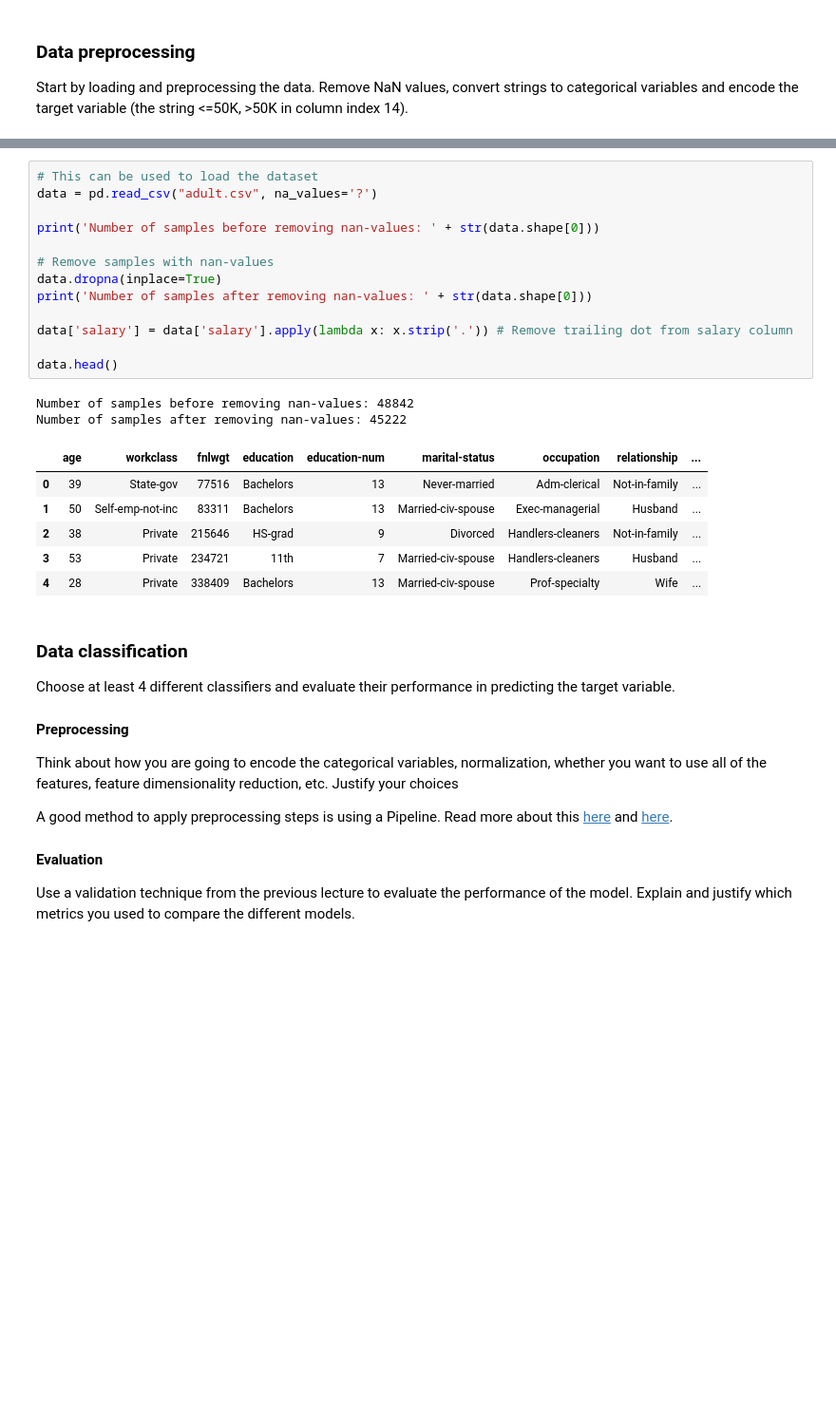
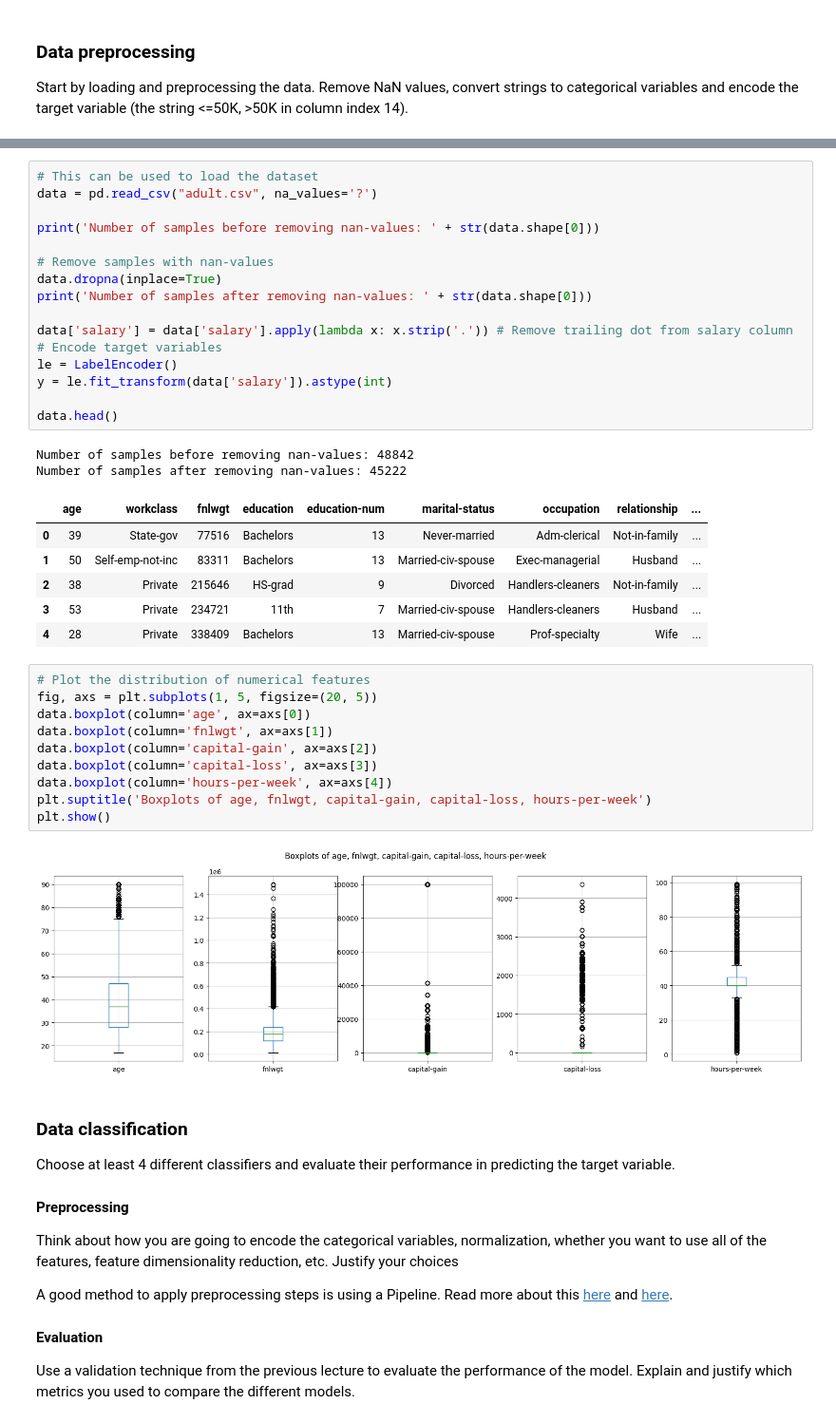
Before and after one commit to shirleyxindi/dme-1, a Jupyter notebook: Assignment_part1 V2.ipynb, the cells around one changed output, grey strips where cells are left out. Shown at 95% size. Cells and saved outputs as stored; diff of their text form; blank space fills up the shorter version.

```diff
--- a/Assignment_part1 V2.ipynb
+++ b/Assignment_part1 V2.ipynb
@@ -24,6 +39,9 @@ data.dropna(inplace=True)
 print('Number of samples after removing nan-values: ' + str(data.shape[0]))
 
 data['salary'] = data['salary'].apply(lambda x: x.strip('.')) # Remove trailing dot from salary column
+# Encode target variables
+le = LabelEncoder()
+y = le.fit_transform(data['salary']).astype(int)
 
 data.head()
 # %% [output]
@@ -35,6 +53,18 @@ Number of samples after removing nan-values: 45222
 | 2 | 38 | Private | 215646 | HS-grad | 9 | Divorced | Handlers-cleaners | Not-in-family | ... |
 | 3 | 53 | Private | 234721 | 11th | 7 | Married-civ-spouse | Handlers-cleaners | Husband | ... |
 | 4 | 28 | Private | 338409 | Bachelors | 13 | Married-civ-spouse | Prof-specialty | Wife | ... |
+# %%
+# Plot the distribution of numerical features
+fig, axs = plt.subplots(1, 5, figsize=(20, 5))
+data.boxplot(column='age', ax=axs[0])
+data.boxplot(column='fnlwgt', ax=axs[1])
+data.boxplot(column='capital-gain', ax=axs[2])
+data.boxplot(column='capital-loss', ax=axs[3])
+data.boxplot(column='hours-per-week', ax=axs[4])
+plt.suptitle('Boxplots of age, fnlwgt, capital-gain, capital-loss, hours-per-week')
+plt.show()
+# %% [output]
+[figure, added]
 # %% [markdown]
 ### Data classification
 Choose at least 4 different classifiers and evaluate their performance in predicting the target variable.
```
Also changed, not shown: parts of 9 cells of this notebook, 3 other files.
